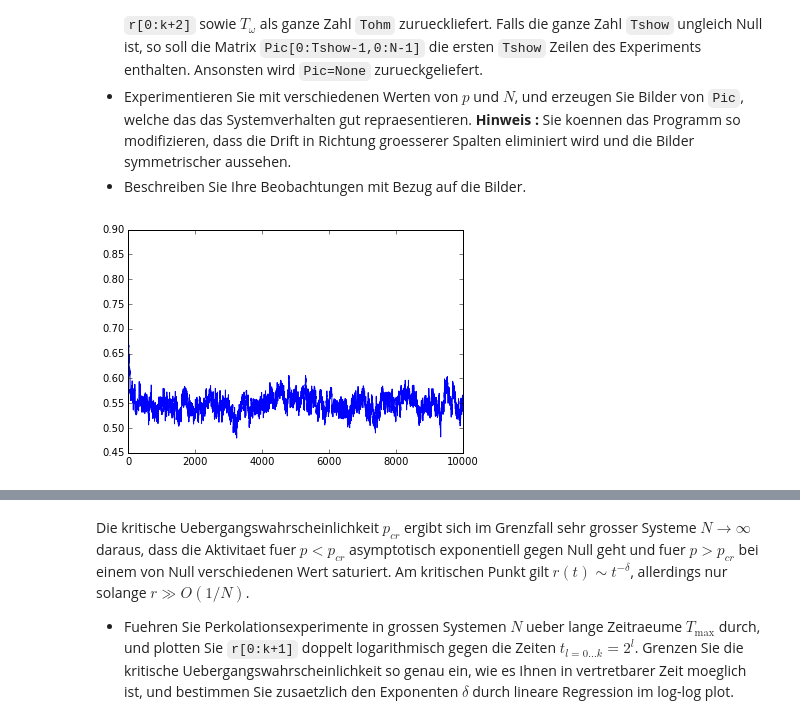
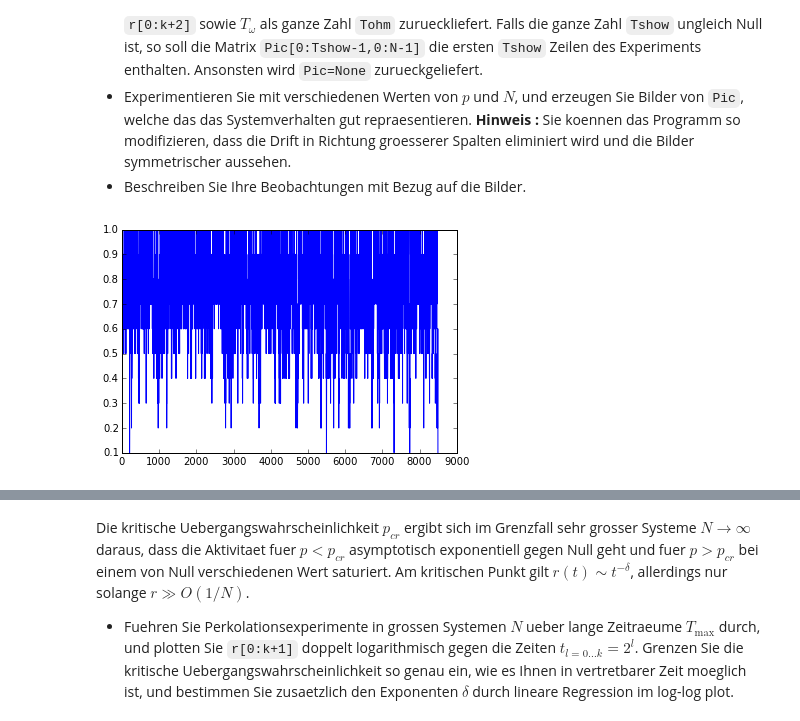
Before and after one commit to KlausMau/Perkolation, a Jupyter notebook: main_body/project_main.ipynb, the cells around one changed output, grey strips where cells are left out. Cells and saved outputs as stored; diff of their text form; code cells hidden in the pictures.

```diff
--- a/main_body/project_main.ipynb
+++ b/main_body/project_main.ipynb
@@ -60,10 +61,8 @@ def  DPerc(N=100,p=0.5,pa=0.05,Tmax=50000,Tshow=0):
         counter +=1
 # %%
-Tmax=10000
-N=3000
-D=list(DPerc(p=0.66,pa=1.0,Tmax=Tmax,N=N))
+D=list(DPerc(p=0.7,pa=1.0,Tmax=10000,N=10))
 x=np.linspace(0,len(D),len(D))
 py.plot(x,D)
 py.show()
 # %% [output]
-[figure, old version]
+[figure, new version]
```
Also changed, not shown: parts of 4 cells of this notebook.
